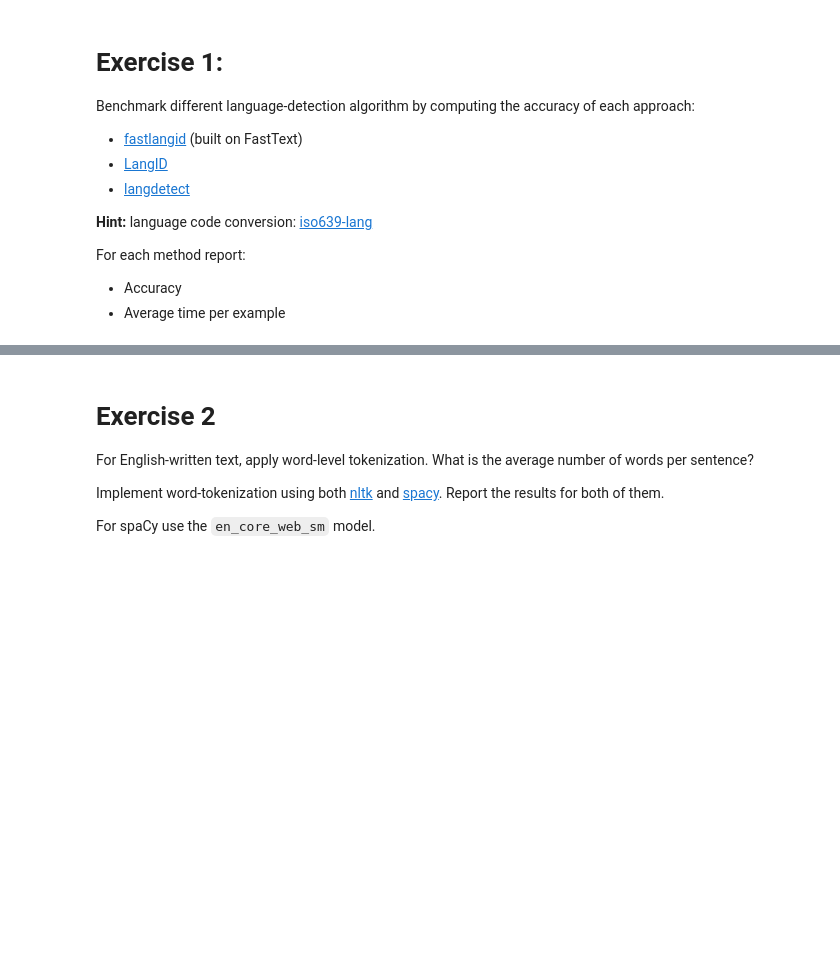
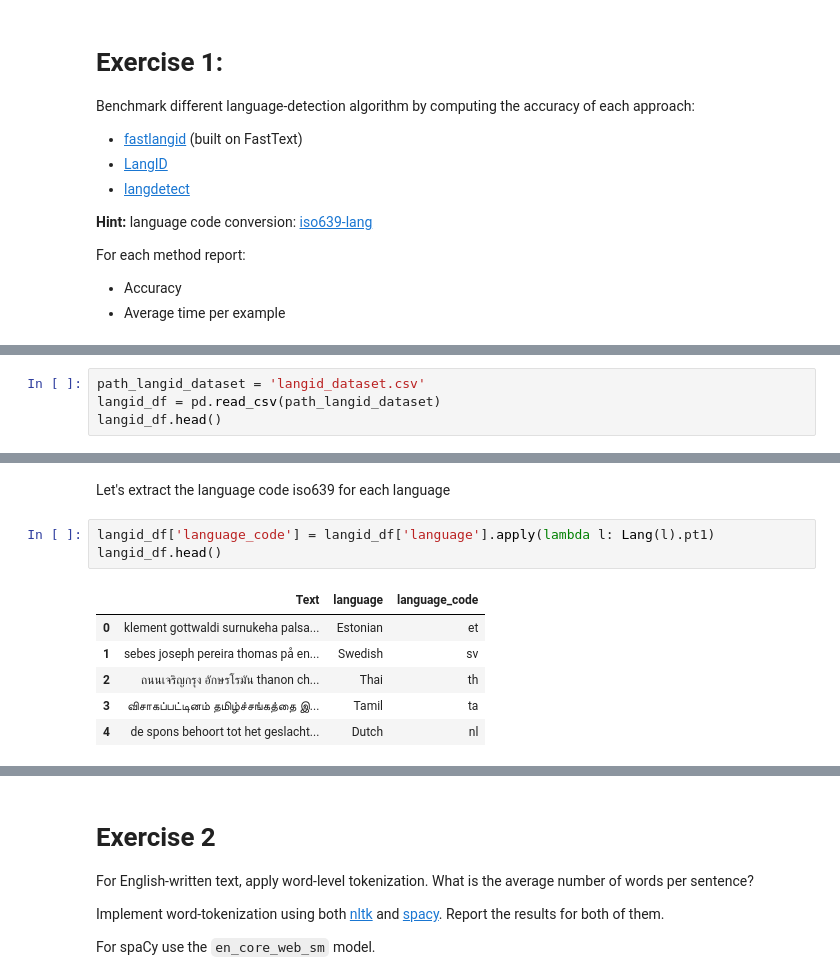
Before and after one commit to MateoRivera/Deep-Natural-Language-Processing-Laboratories, a Jupyter notebook: LAB1/Practice_1_(Solution BY MATEO RIVERA)_Text_processing_and_topic_modeling - copia.ipynb, the cells around one changed output, grey strips where cells are left out. Saved outputs shown, nothing was run; the diff lists cells and outputs as text; blank space fills up the shorter version.

```diff
--- a/LAB1/Practice_1_(Solution BY MATEO RIVERA)_Text_processing_and_topic_modeling - copia.ipynb
+++ b/LAB1/Practice_1_(Solution BY MATEO RIVERA)_Text_processing_and_topic_modeling - copia.ipynb
@@ -52,0 +102,4 @@ For each method report:
+# %%
+path_langid_dataset = 'langid_dataset.csv'
+langid_df = pd.read_csv(path_langid_dataset)
+langid_df.head()
@@ -52,0 +113,12 @@ For each method report:
+# %% [markdown]
+Let's extract the language code iso639 for each language
+# %%
+langid_df['language_code'] = langid_df['language'].apply(lambda l: Lang(l).pt1)
+langid_df.head()
+# %% [output]
+|  | Text | language | language_code |
+| 0 | klement gottwaldi surnukeha palsa... | Estonian | et |
+| 1 | sebes joseph pereira thomas på en... | Swedish | sv |
+| 2 | ถนนเจริญกรุง อักษรโรมัน thanon ch... | Thai | th |
+| 3 | விசாகப்பட்டினம் தமிழ்ச்சங்கத்தை இ... | Tamil | ta |
+| 4 | de spons behoort tot het geslacht... | Dutch | nl |
```
Also changed, not shown: parts of 22 cells of this notebook.
